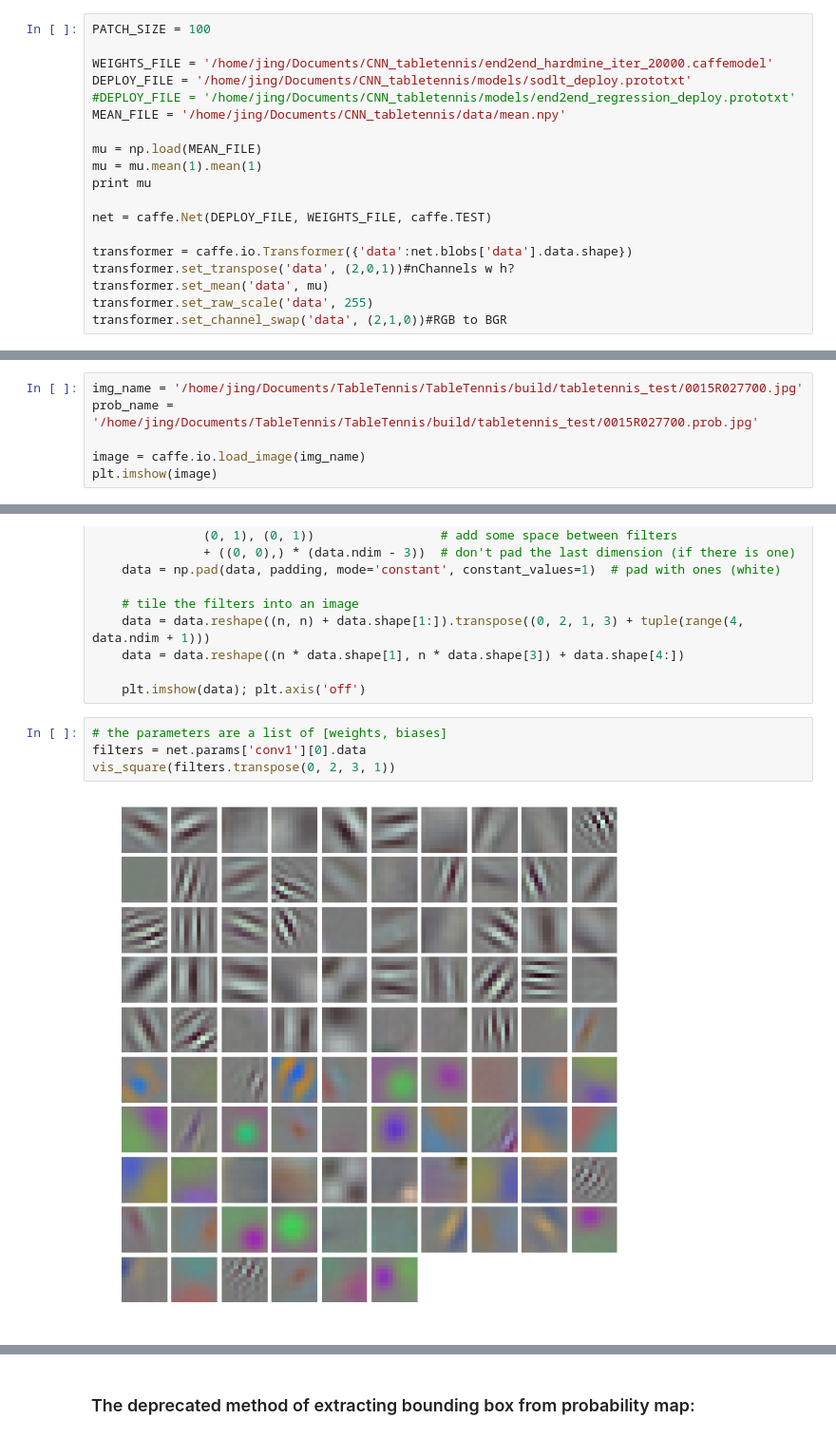
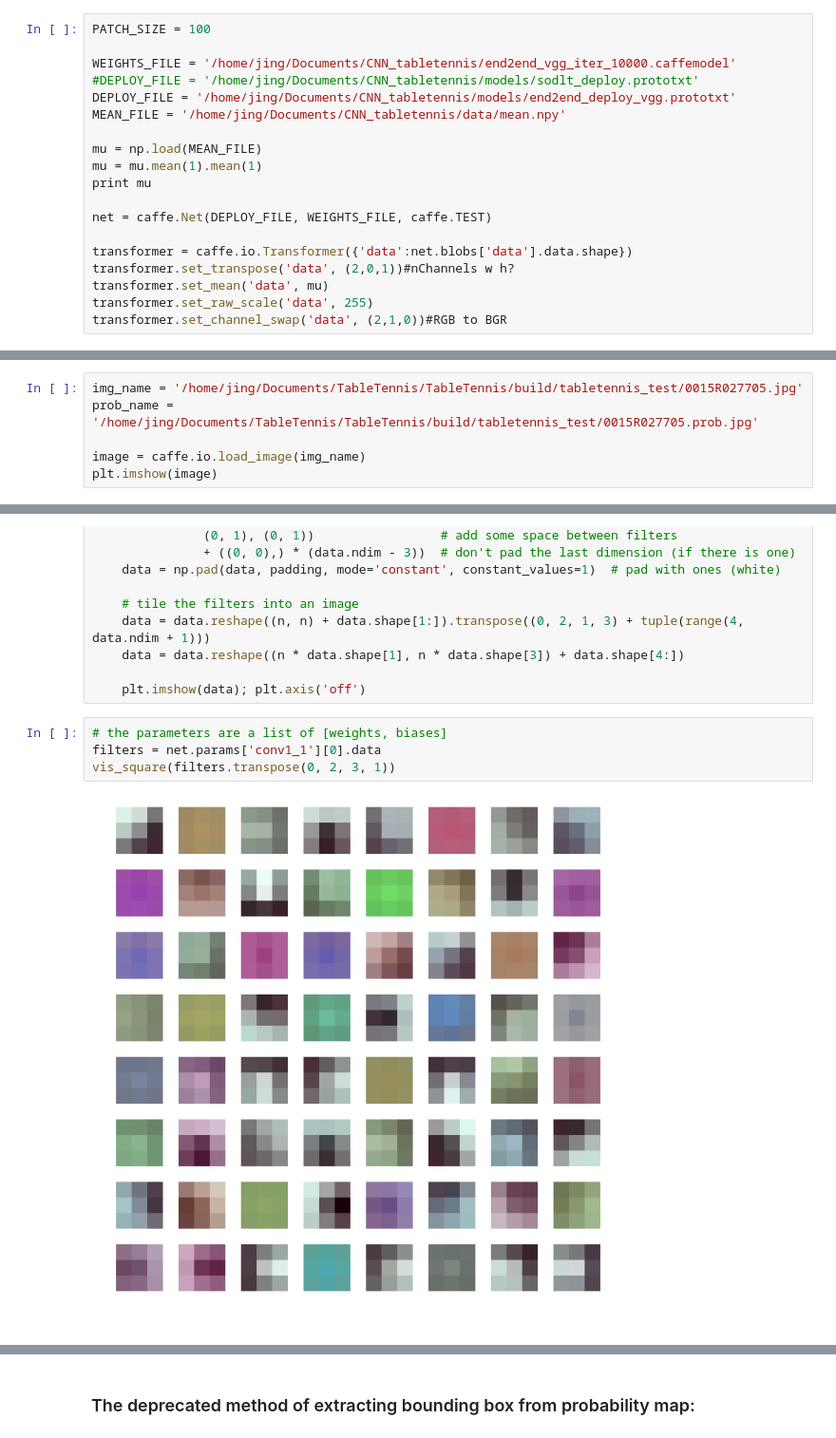
Before and after one commit to BrotherJing/CNN_tabletennis, a Jupyter notebook: struct_output.ipynb, the cells around one changed output, grey strips where cells are left out. Shown at 95% size. Drawn from its saved outputs; the diff is of its cells as text.

```diff
--- a/struct_output.ipynb
+++ b/struct_output.ipynb
@@ -20,9 +20,9 @@ import caffe
 # %%
 PATCH_SIZE = 100
 
-WEIGHTS_FILE = '/home/jing/Documents/CNN_tabletennis/end2end_hardmine_iter_20000.caffemodel'
-DEPLOY_FILE = '/home/jing/Documents/CNN_tabletennis/models/sodlt_deploy.prototxt'
-#DEPLOY_FILE = '/home/jing/Documents/CNN_tabletennis/models/end2end_regression_deploy.prototxt'
+WEIGHTS_FILE = '/home/jing/Documents/CNN_tabletennis/end2end_vgg_iter_10000.caffemodel'
+#DEPLOY_FILE = '/home/jing/Documents/CNN_tabletennis/models/sodlt_deploy.prototxt'
+DEPLOY_FILE = '/home/jing/Documents/CNN_tabletennis/models/end2end_deploy_vgg.prototxt'
 MEAN_FILE = '/home/jing/Documents/CNN_tabletennis/data/mean.npy'
 
 mu = np.load(MEAN_FILE)
@@ -41,8 +41,8 @@ transformer.set_channel_swap('data', (2,1,0))#RGB to BGR
 # %% [markdown]
 ### load image and groud truth probability map:
 # %%
-img_name = '/home/jing/Documents/TableTennis/TableTennis/build/tabletennis_test/0015R027700.jpg'
-prob_name = '/home/jing/Documents/TableTennis/TableTennis/build/tabletennis_test/0015R027700.prob.jpg'
+img_name = '/home/jing/Documents/TableTennis/TableTennis/build/tabletennis_test/0015R027705.jpg'
+prob_name = '/home/jing/Documents/TableTennis/TableTennis/build/tabletennis_test/0015R027705.prob.jpg'
 
 image = caffe.io.load_image(img_name)
 plt.imshow(image)
@@ -175,7 +188,7 @@ def vis_square(data):
     plt.imshow(data); plt.axis('off')
 # %%
 # the parameters are a list of [weights, biases]
-filters = net.params['conv1'][0].data
+filters = net.params['conv1_1'][0].data
 vis_square(filters.transpose(0, 2, 3, 1))
 # %% [output]
-[figure, old version]
+[figure, new version]
```
Also changed, not shown: parts of 11 cells of this notebook, 21 other files.
